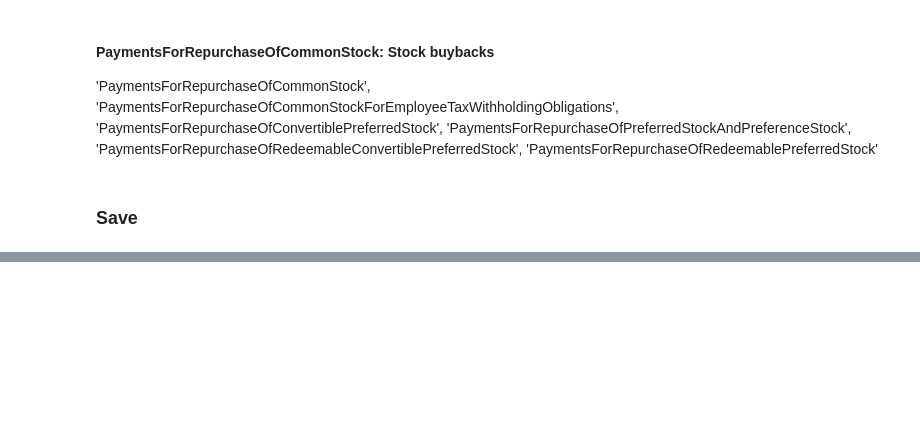
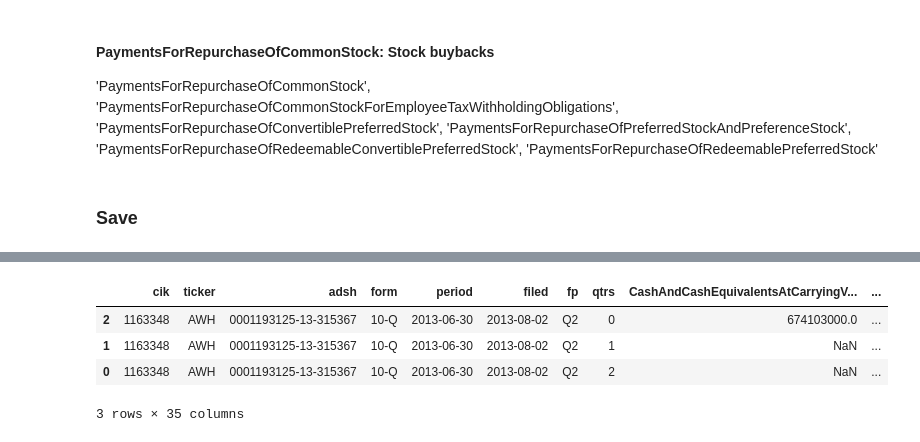
Before and after one commit to HansjoergW/bfh_mt_hs2020_sec_data, a Jupyter notebook: 04_02_Uniform_CF.ipynb, the cells around one changed output, grey strips where cells are left out. Drawn from its saved outputs; the diff is of its cells as text; code cells hidden in the pictures; blank space fills up the shorter version.

```diff
--- a/04_02_Uniform_CF.ipynb
+++ b/04_02_Uniform_CF.ipynb
@@ -305,0 +384,10 @@ cf_pivot_pd_copy[["cik","ticker", "adsh","period","form", "qtrs","fp",
+# %%
+pd_frame = cf_pivot_value.where("adsh == '0001193125-13-315367'").toPandas()
+pd.set_option('display.max_rows', pd_frame.shape[0]+1)
+pd_frame.sort_values(['qtrs']).dropna(how='all', axis=1)
+# %% [output]
+|  | cik | ticker | adsh | form | period | filed | fp | qtrs | CashAndCashEquivalentsAtCarryingV... | ... |
+| 2 | 1163348 | AWH | 0001193125-13-315367 | 10-Q | 2013-06-30 | 2013-08-02 | Q2 | 0 | 674103000.0 | ... |
+| 1 | 1163348 | AWH | 0001193125-13-315367 | 10-Q | 2013-06-30 | 2013-08-02 | Q2 | 1 | NaN | ... |
+| 0 | 1163348 | AWH | 0001193125-13-315367 | 10-Q | 2013-06-30 | 2013-08-02 | Q2 | 2 | NaN | ... |
+3 rows × 35 columns
```
Also changed, not shown: parts of 15 cells of this notebook, 3 other files.
